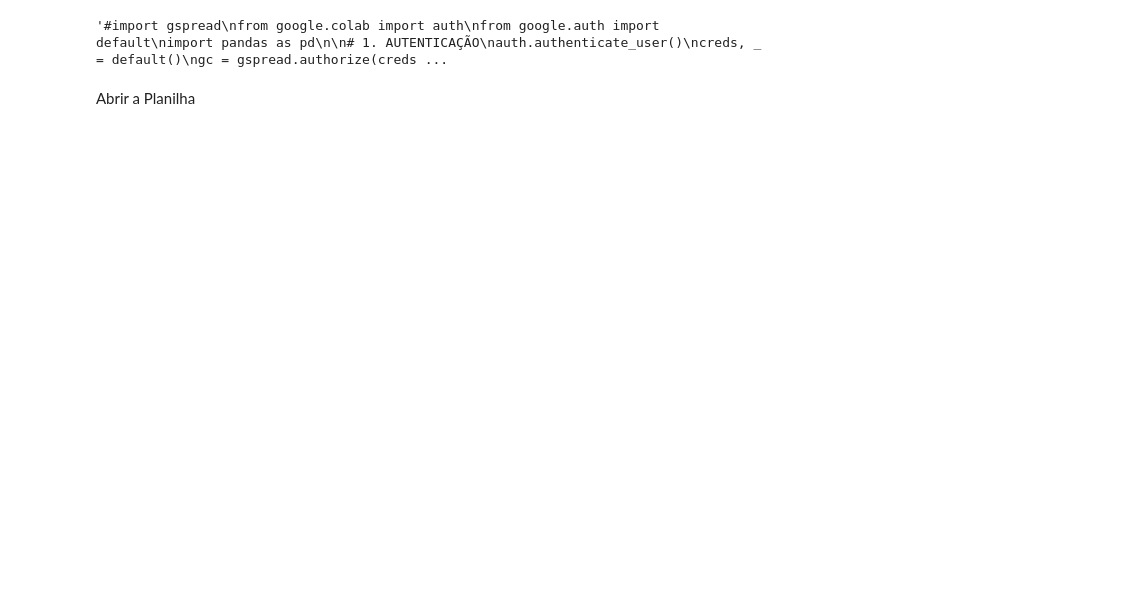
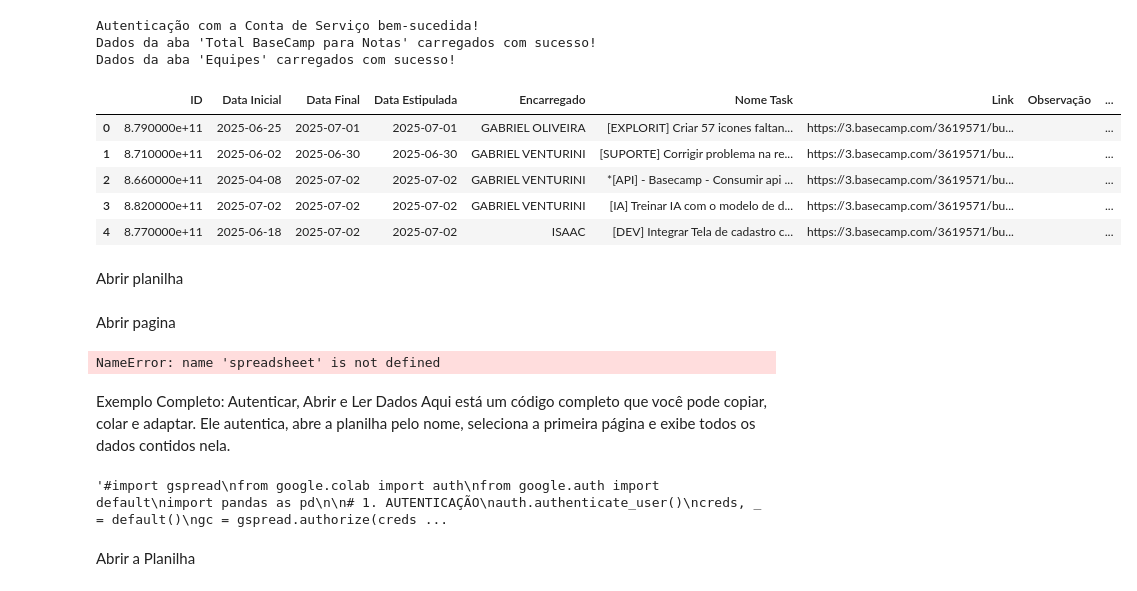
Before and after one commit to MironGMarins/dashboard_produtividade_streamlit, a Jupyter notebook: Graficos Contagem de Tarefas.ipynb, the cells around one changed output. Saved outputs shown, nothing was run; the diff lists cells and outputs as text; code cells hidden in the pictures; blank space fills up the shorter version.

```diff
--- a/Graficos Contagem de Tarefas.ipynb
+++ b/Graficos Contagem de Tarefas.ipynb
@@ -107,3 +27,79 @@ A preparação dos dados foi interrompida porque o carregamento inicial falhou.
+# %%
+# 1. Define os escopos (permissões) necessários para as APIs
+#    (CORRIGIDO: URLs limpas, sem formatação de link)
+scopes = [
+    "https://www.googleapis.com/auth/spreadsheets"
+]
+
+# 2. Autentica usando o arquivo de credenciais da Conta de Serviço
+#    Certifique-se de que o arquivo 'google_credentials.json' está na mesma pasta.
+try:
+    creds = Credentials.from_service_account_file("google_credentials.json", scopes=scopes)
+    client = gspread.authorize(creds)
+    print("Autenticação com a Conta de Serviço bem-sucedida!")
+except FileNotFoundError:
+    print("ERRO: O arquivo 'google_credentials.json' não foi encontrado. Verifique se ele está na pasta do seu projeto.")
+    client = None
+except Exception as e:
+    print(f"Ocorreu um erro durante a autenticação: {e}")
+    client = None
+
+
+# 3. Carrega os dados das duas planilhas
+df = None
+df_equipe = None
+if client:
+    try:
+        # Carrega a aba de dados principal
+        # (CORRIGIDO: URL limpa, sem formatação de link)
+        url_da_planilha = 'https://docs.google.com/spreadsheets/d/1juyOfIh0ZqsfJjN0p3gD8pKaAIX0R6IAPG9vysl7yWI/edit#gid=901870248'
+        spreadsheet = client.open_by_url(url_da_planilha)
+
+        # AÇÃO: Substitua "Controle de Tarefas" pelo nome exato da sua aba
+        nome_aba_dados = "Total BaseCamp para Notas"
+        worksheet_dados = spreadsheet.worksheet(nome_aba_dados)
+        df = pd.DataFrame(worksheet_dados.get_all_records())
+        print(f"Dados da aba '{nome_aba_dados}' carregados com sucesso!")
+
+        # Carrega a aba de equipes
+        nome_aba_equipes = "Equipes"
+        worksheet_equipe = spreadsheet.worksheet(nome_aba_equipes)
+        df_equipe = pd.DataFrame(worksheet_equipe.get_all_records())
+        print(f"Dados da aba '{nome_aba_equipes}' carregados com sucesso!")
+
+        # Exibe as primeiras linhas para confirmar
+        display(df.head())
+
+    except Exception as e:
+        print(f"Não foi possível carregar os dados. Verifique se a planilha foi compartilhada com o e-mail da sua conta de serviço e se os nomes das abas estão corretos.")
+        print(f"Detalhe do erro: {e}")
+# %% [output]
+Autenticação com a Conta de Serviço bem-sucedida!
+Dados da aba 'Total BaseCamp para Notas' carregados com sucesso!
+Dados da aba 'Equipes' carregados com sucesso!
+|  | ID | Data Inicial | Data Final | Data Estipulada | Encarregado | Nome Task | Link | Observação | ... |
+| 0 | 8.790000e+11 | 2025-06-25 | 2025-07-01 | 2025-07-01 | GABRIEL OLIVEIRA | [EXPLORIT] Criar 57 icones faltan... | https://3.basecamp.com/3619571/bu... |  | ... |
+| 1 | 8.710000e+11 | 2025-06-02 | 2025-06-30 | 2025-06-30 | GABRIEL VENTURINI | [SUPORTE] Corrigir problema na re... | https://3.basecamp.com/3619571/bu... |  | ... |
+| 2 | 8.660000e+11 | 2025-04-08 | 2025-07-02 | 2025-07-02 | GABRIEL VENTURINI | *[API] - Basecamp - Consumir api ... | https://3.basecamp.com/3619571/bu... |  | ... |
+| 3 | 8.820000e+11 | 2025-07-02 | 2025-07-02 | 2025-07-02 | GABRIEL VENTURINI | [IA] Treinar IA com o modelo de d... | https://3.basecamp.com/3619571/bu... |  | ... |
+| 4 | 8.770000e+11 | 2025-06-18 | 2025-07-02 | 2025-07-02 | ISAAC | [DEV] Integrar Tela de cadastro c... | https://3.basecamp.com/3619571/bu... |  | ... |
+# %% [markdown]
+Abrir planilha
+# %% [markdown]
+Abrir pagina
+# %%
+# Selecionar a página pelo nome (ex: 'Página1', 'Respostas', etc.)
+#worksheet = spreadsheet.worksheet('Página1')
+
+# Ou, selecionar a primeira página da planilha
+worksheet = spreadsheet.get_worksheet(2)
+worksheet_equipe = spreadsheet.get_worksheet(3)
+display(df.head())
+# %% [output]
+NameError: name 'spreadsheet' is not defined
+# %% [markdown]
+Exemplo Completo: Autenticar, Abrir e Ler Dados
+Aqui está um código completo que você pode copiar, colar e adaptar. Ele autentica, abre a planilha pelo nome, seleciona a primeira página e exibe todos os dados contidos nela.
 # %%
 """#import gspread
 from google.colab import auth
```
Also changed, not shown: parts of 19 cells of this notebook, 1 other file.
